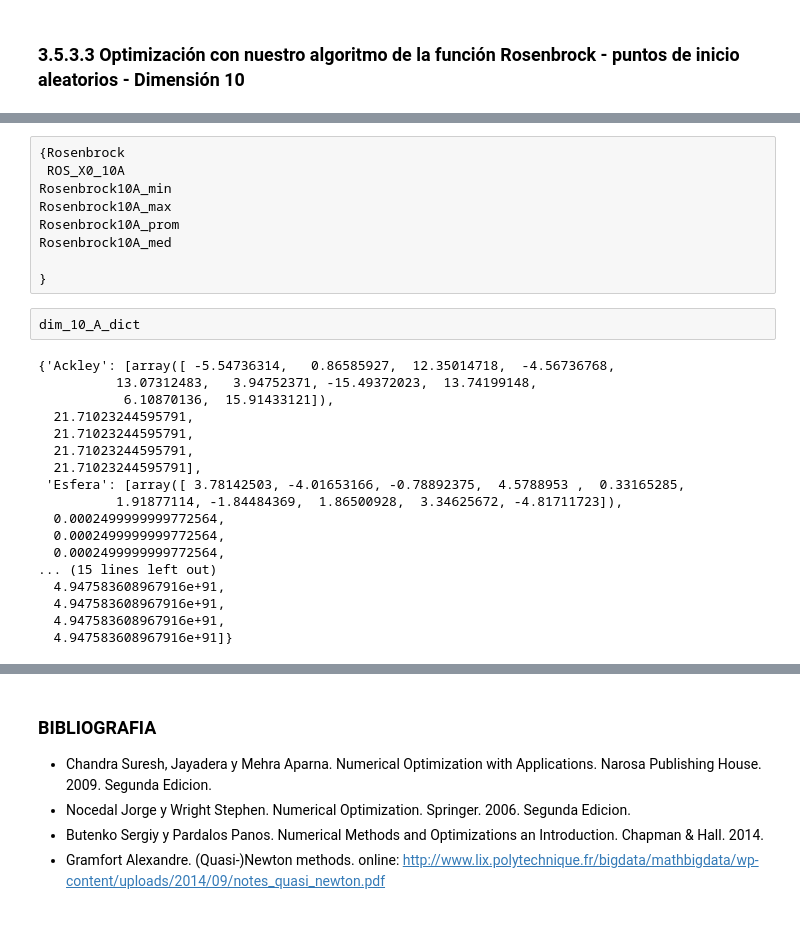
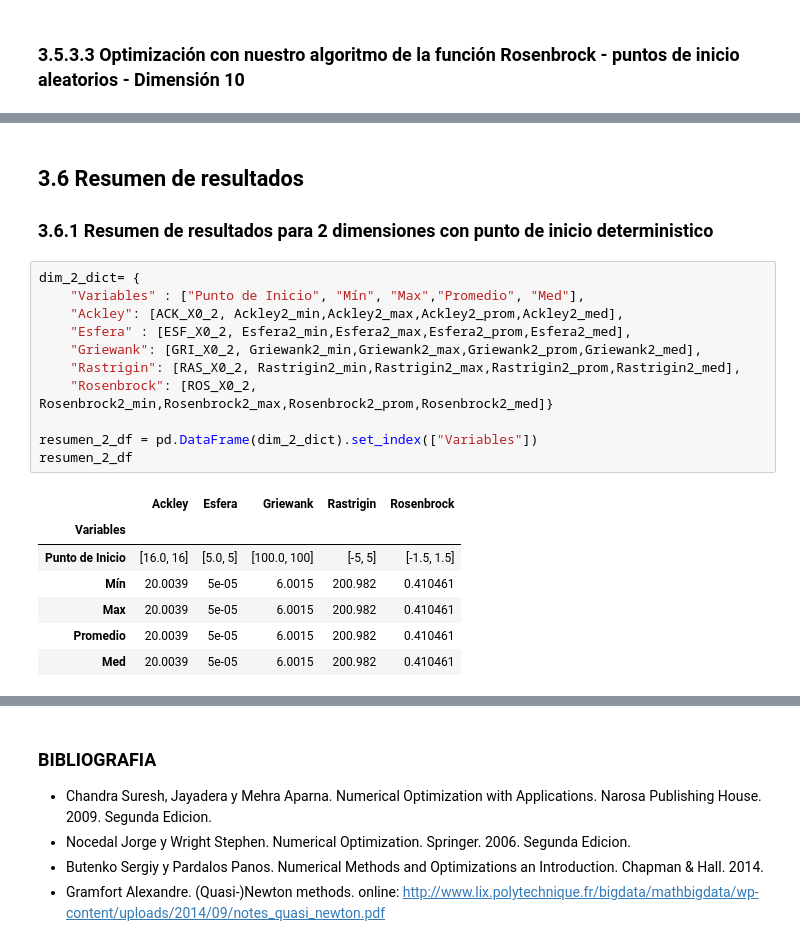
Before and after one commit to efvillar/Quasi-Newton-BFGS, a Jupyter notebook: Tarea_Programacion_1-Optimizacion_BFGS.ipynb, the cells around one changed output, grey strips where cells are left out. Saved outputs shown, nothing was run; the diff lists cells and outputs as text.

```diff
--- a/Tarea_Programacion_1-Optimizacion_BFGS.ipynb
+++ b/Tarea_Programacion_1-Optimizacion_BFGS.ipynb
@@ -2049,29 +2072,23 @@ La mediana del minimo del valor de la función en las 25 optimizaciones es: 4.94
-# %%
-{Rosenbrock
- ROS_X0_10A
-Rosenbrock10A_min
-Rosenbrock10A_max
-Rosenbrock10A_prom
-Rosenbrock10A_med
-
-}
-# %%
-dim_10_A_dict
-# %% [output]
-{'Ackley': [array([ -5.54736314,   0.86585927,  12.35014718,  -4.56736768,
-          13.07312483,   3.94752371, -15.49372023,  13.74199148,
-           6.10870136,  15.91433121]),
-  21.71023244595791,
-  21.71023244595791,
-  21.71023244595791,
-  21.71023244595791],
- 'Esfera': [array([ 3.78142503, -4.01653166, -0.78892375,  4.5788953 ,  0.33165285,
-          1.91877114, -1.84484369,  1.86500928,  3.34625672, -4.81711723]),
-  0.0002499999999772564,
-  0.0002499999999772564,
-  0.0002499999999772564,
-... (15 lines left out)
-  4.947583608967916e+91,
-  4.947583608967916e+91,
-  4.947583608967916e+91,
-  4.947583608967916e+91]}
+# %% [markdown]
+## 3.6 Resumen de resultados
+
+### 3.6.1 Resumen de resultados para 2 dimensiones con punto de inicio deterministico
+# %%
+dim_2_dict= {
+    "Variables" : ["Punto de Inicio", "Mín", "Max","Promedio", "Med"],
+    "Ackley": [ACK_X0_2, Ackley2_min,Ackley2_max,Ackley2_prom,Ackley2_med],
+    "Esfera" : [ESF_X0_2, Esfera2_min,Esfera2_max,Esfera2_prom,Esfera2_med],
+    "Griewank": [GRI_X0_2, Griewank2_min,Griewank2_max,Griewank2_prom,Griewank2_med],
+    "Rastrigin": [RAS_X0_2, Rastrigin2_min,Rastrigin2_max,Rastrigin2_prom,Rastrigin2_med],
+    "Rosenbrock": [ROS_X0_2, Rosenbrock2_min,Rosenbrock2_max,Rosenbrock2_prom,Rosenbrock2_med]}
+
+resumen_2_df = pd.DataFrame(dim_2_dict).set_index(["Variables"])
+resumen_2_df
+# %% [output]
+|  | Ackley | Esfera | Griewank | Rastrigin | Rosenbrock |
+| Variables |  |  |  |  |  |
+| Punto de Inicio | [16.0, 16] | [5.0, 5] | [100.0, 100] | [-5, 5] | [-1.5, 1.5] |
+| Mín | 20.0039 | 5e-05 | 6.0015 | 200.982 | 0.410461 |
+| Max | 20.0039 | 5e-05 | 6.0015 | 200.982 | 0.410461 |
+| Promedio | 20.0039 | 5e-05 | 6.0015 | 200.982 | 0.410461 |
+| Med | 20.0039 | 5e-05 | 6.0015 | 200.982 | 0.410461 |
```
Also changed, not shown: parts of 39 cells of this notebook.
